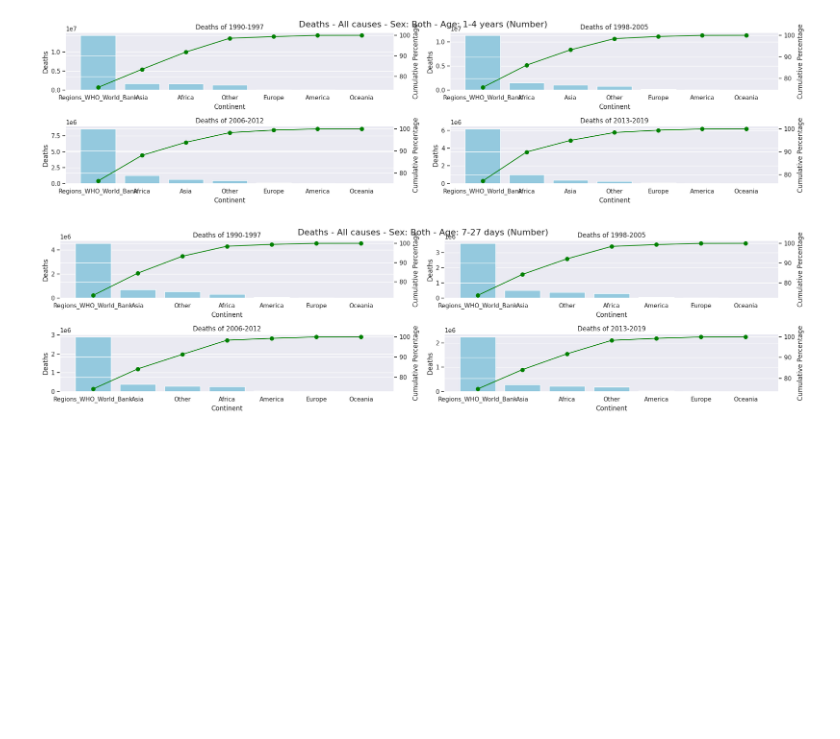
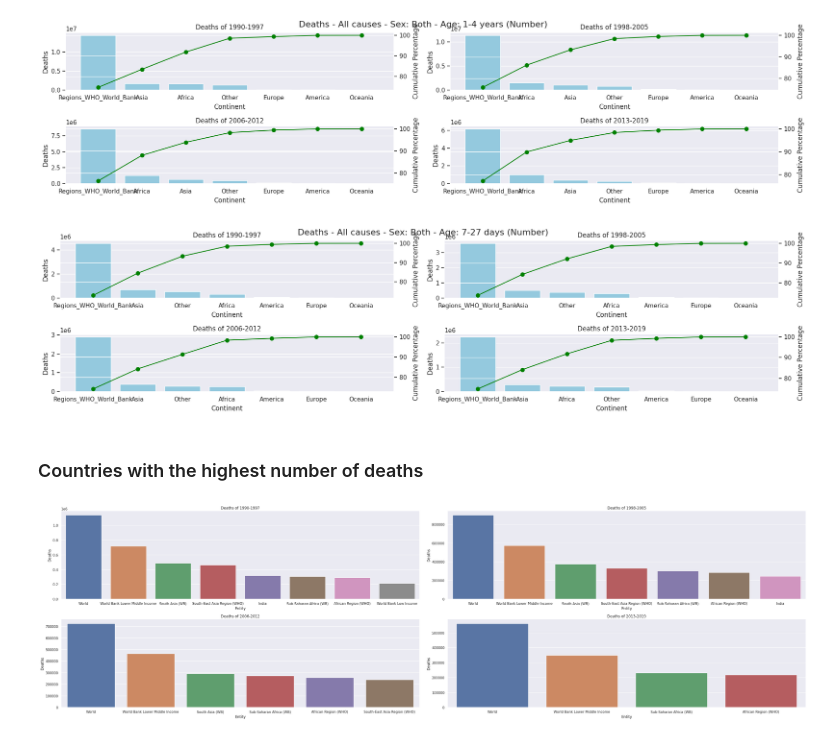
Before and after one commit to rodrigo-espino/Statsproject, a Jupyter notebook: Main_project.ipynb, the cells around one changed output. Drawn from its saved outputs; the diff is of its cells as text; code cells hidden in the pictures; blank space fills up the shorter version.

Commit message:
Countries with highest number of deaths graphs

```diff
--- a/Main_project.ipynb
+++ b/Main_project.ipynb
@@ -339,3 +312,32 @@ Paretto_diagram('Deaths - All causes - Sex: Both - Age: 1-4 years (Number)')
 Paretto_diagram('Deaths - All causes - Sex: Both - Age: 7-27 days (Number)')
 # %% [output]
 [figure]
+# %% [markdown]
+### Countries with the highest number of deaths
+# %%
+def countries_with_highest_deaths(by, top=10, figsize=(25,10)):
+    index_delete = mean_deaths_by_epoch.Continent.loc[
+    #(mean_deaths_by_epoch['Continent'] == 'Regions_WHO_World_Bank') |
+    (mean_deaths_by_epoch['Continent'] == 'Other')
+    ].index
+    data_sorted = mean_deaths_by_epoch.drop(index_delete, axis=0)
+    data_sorted = data_sorted.sort_values(by=by, ascending=False)
+    data_sorted = data_sorted.head(top)
+
+    fig, axes = plt.subplots(2,2, figsize=figsize)
+
+    for epoch, ax in zip(Epochs, axes.flatten()):
+        data_epoch = data_sorted.loc[data_sorted['Epoch'] == epoch]
+        try:
+            sns.barplot(data=data_epoch, x='Entity', y=by, ax=ax)
+        except:
+            print("Cannot display the graph. Increase the number of Top. Default number is 10")
+
+        ax.set_ylabel('Deaths')
+        ax.set_title('Deaths of {}'.format(epoch))
+    fig.subplots_adjust(hspace=1)
+    plt.tight_layout()
+# %%
+countries_with_highest_deaths(by='Deaths - All causes - Sex: Both - Age: 7-27 days (Number)', top=25, figsize=(35,10))
+# %% [output]
+[figure, added]
```
Also changed, not shown: parts of 6 cells of this notebook.
